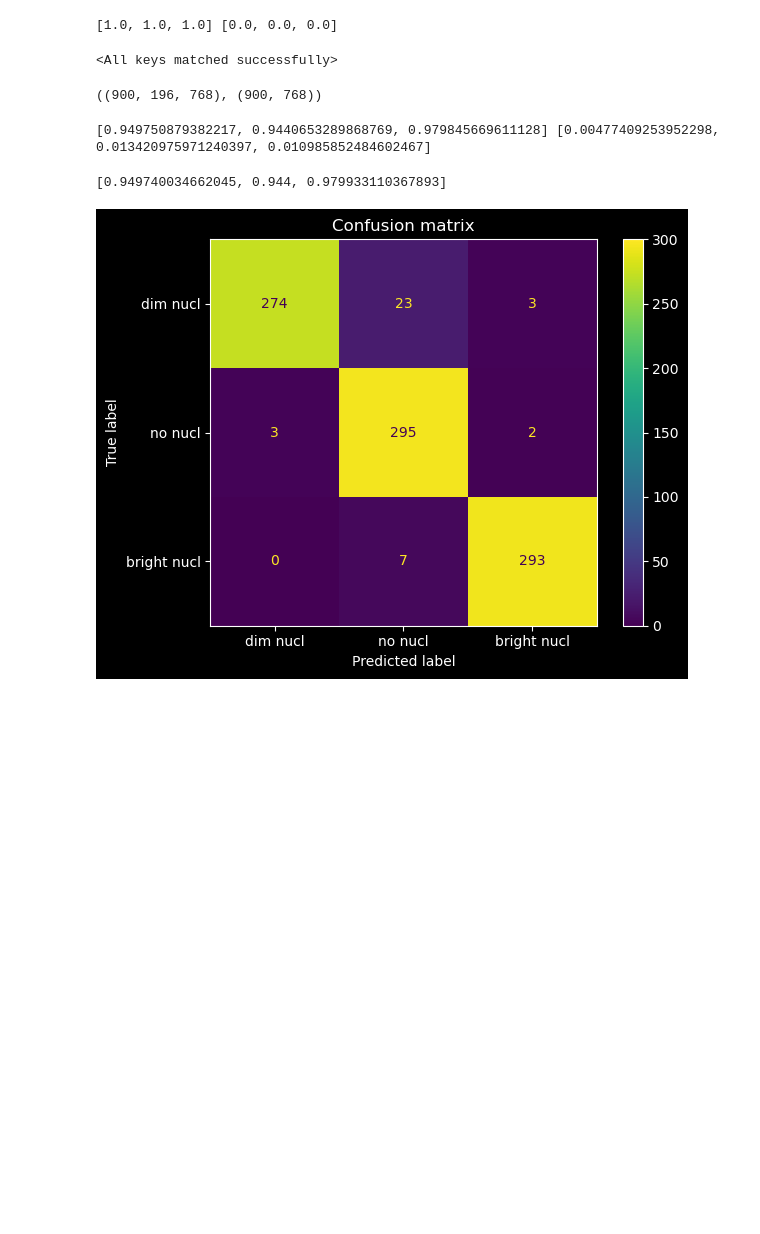
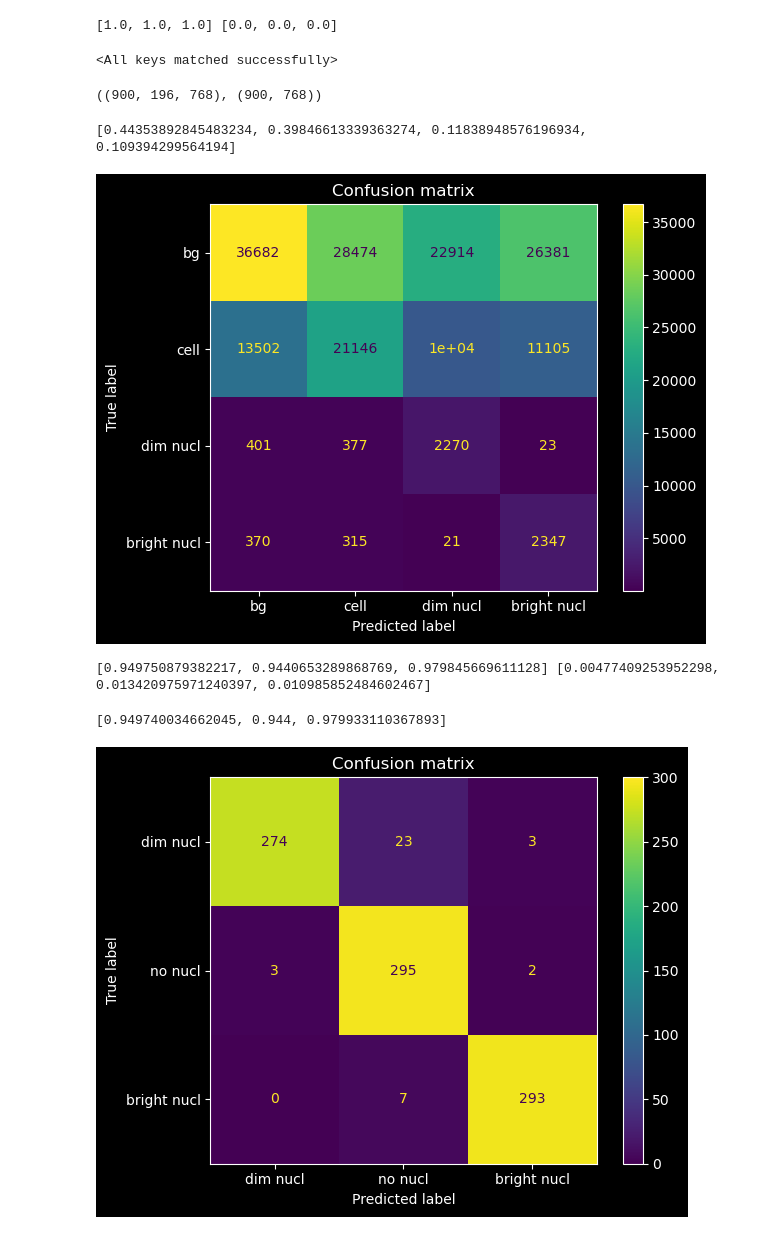
Before and after one commit to JonasHell/mae, a Jupyter notebook: run_evaluations.ipynb, the cells around one changed output. Saved outputs shown, nothing was run; the diff lists cells and outputs as text; code cells hidden in the pictures; blank space fills up the shorter version.

```diff
--- a/run_evaluations.ipynb
+++ b/run_evaluations.ipynb
@@ -521,6 +535,45 @@ for i, sample in enumerate(tqdm(dataset_val)):  # sample is (image, label)
 embeddings.shape, cls_embeddings.shape
 # %% [output]
 ((900, 196, 768), (900, 768))
+# %%
+# patch level accum
+embeds = embeddings.reshape(-1, embeddings.shape[-1])
+preds = np.zeros((900*196,))
+probas = np.zeros((900*196, 4))
+k_folds = 3
+metrics: list[dict[str, float | list[int] | list[float]]] = []
+kf = StratifiedKFold(n_splits=k_folds, shuffle=True, random_state=0)
+for i, (train_idcs, test_idcs) in enumerate(
+    kf.split(embeds, patch_labels)  # pyright: ignore [reportUnknownMemberType]
+):
+    _, clf_probas, clf_preds = evaluate_by_classifier_probe(
+        clf=LogisticRegression(
+            random_state=0,
+            class_weight="balanced",
+        ),
+        embeddings=embeds,  # pyright: ignore [reportArgumentType]
+        labels=patch_labels,
+        train_idcs=train_idcs,
+        test_idcs=test_idcs,
+    )
+    probas[test_idcs] = clf_probas
+    preds[test_idcs] = clf_preds
+metrics = get_metrics(
+    labels=patch_labels, probas=probas, preds=preds
+)
+print(metrics["f1_per_class"])
+cm = confusion_matrix(patch_labels, preds)
+plot_confusion_matrix(
+    confusion_matrix=cm,
+    display_labels=("bg", "cell", "dim nucl", "bright nucl"),
+    # vmax=900*196*0.75,
+    vmax=None,
+    plt_style="dark_background",
+    show=True,
+)
+# %% [output]
+[0.44353892845483234, 0.39846613339363274, 0.11838948576196934, 0.109394299564194]
+[figure, added]
 # %%
 # cls tokens
 embeds = cls_embeddings
```
Also changed, not shown: parts of 2 cells of this notebook.
